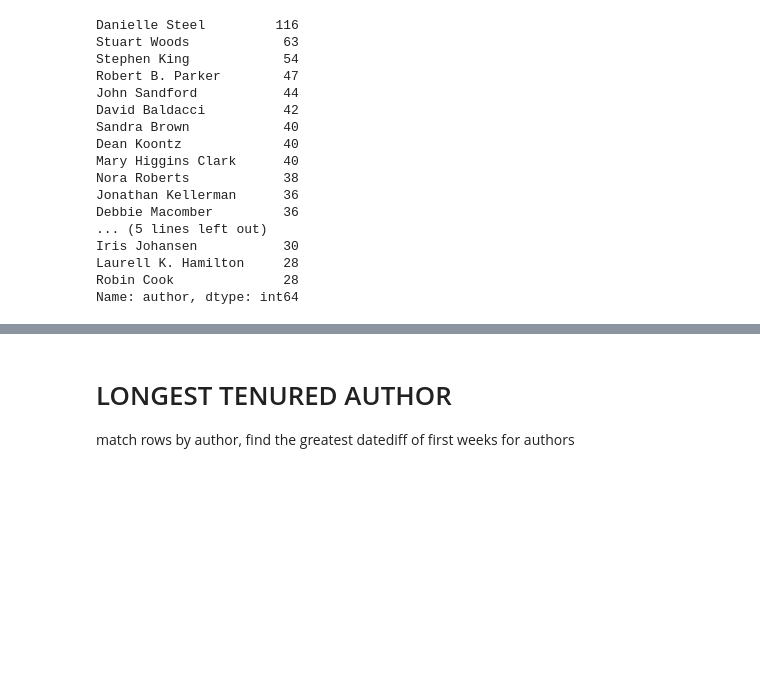
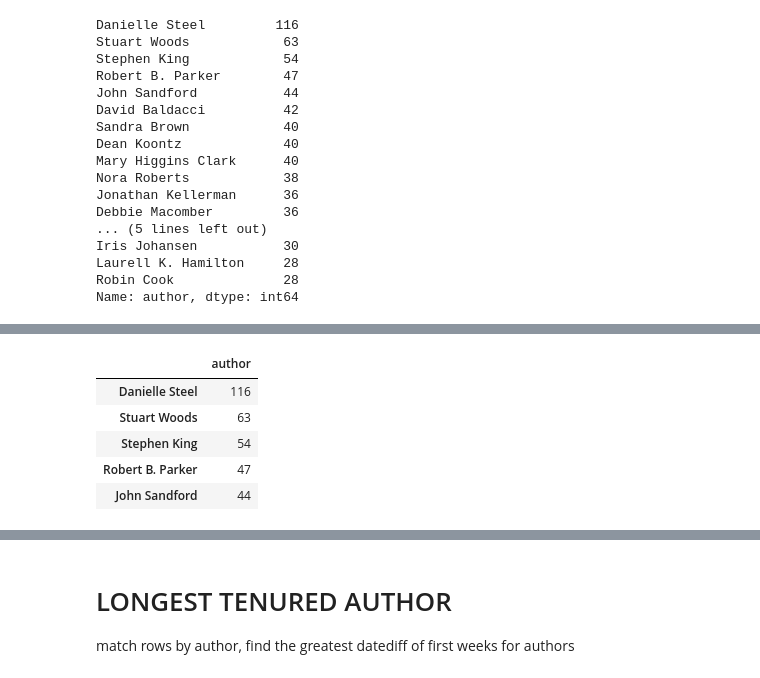
Before and after one commit to wcrowley342/bookanalysis, a Jupyter notebook: Book_Analysis.ipynb, the cells around one changed output, grey strips where cells are left out. Cells and saved outputs as stored; diff of their text form; code cells hidden in the pictures; blank space fills up the shorter version.

```diff
--- a/Book_Analysis.ipynb
+++ b/Book_Analysis.ipynb
@@ -130,0 +165,9 @@ Name: title, dtype: int64
+# %%
+new_df2.head()
+# %% [output]
+|  | author |
+| Danielle Steel | 116 |
+| Stuart Woods | 63 |
+| Stephen King | 54 |
+| Robert B. Parker | 47 |
+| John Sandford | 44 |
```
Also changed, not shown: parts of 9 cells of this notebook.
